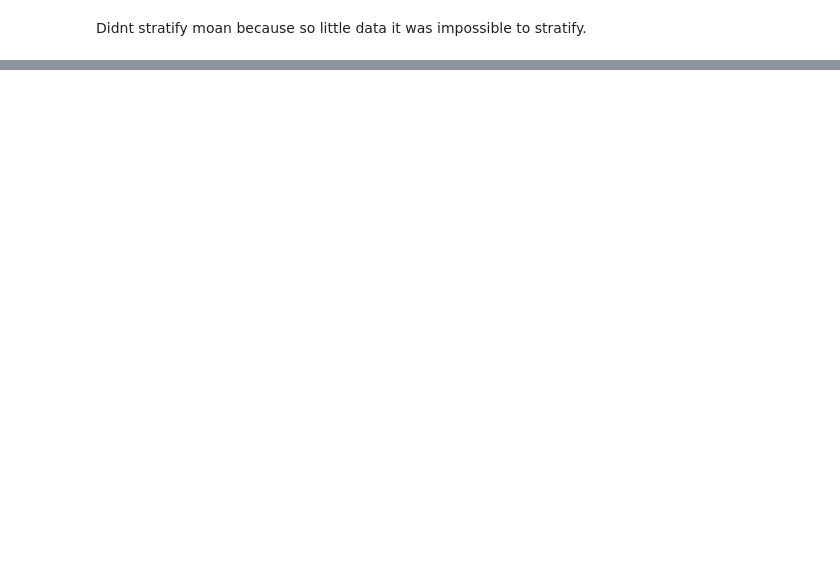
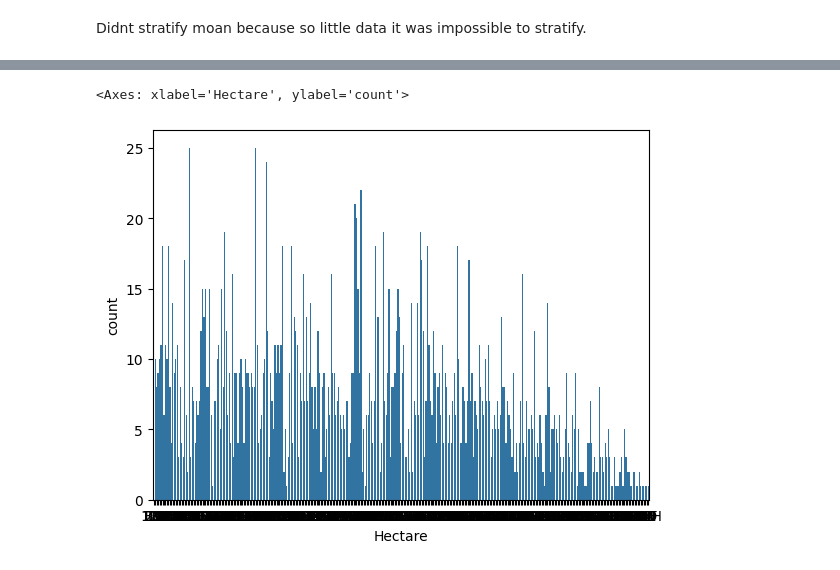
Before and after one commit to denibravo/SquirrelDiseasePrediction, a Jupyter notebook: Nutosis.ipynb, the cells around one changed output, grey strips where cells are left out. Saved outputs shown, nothing was run; the diff lists cells and outputs as text; code cells hidden in the pictures; blank space fills up the shorter version.

```diff
--- a/Nutosis.ipynb
+++ b/Nutosis.ipynb
@@ -438,0 +488,7 @@ Didnt stratify moan because so little data it was impossible to stratify.
+# %%
+# plot Hectare
+
+sns.countplot(data=train, x='Hectare')
+# %% [output]
+<Axes: xlabel='Hectare', ylabel='count'>
+[figure, added]
```
Also changed, not shown: parts of 62 cells of this notebook, 1 other file.
